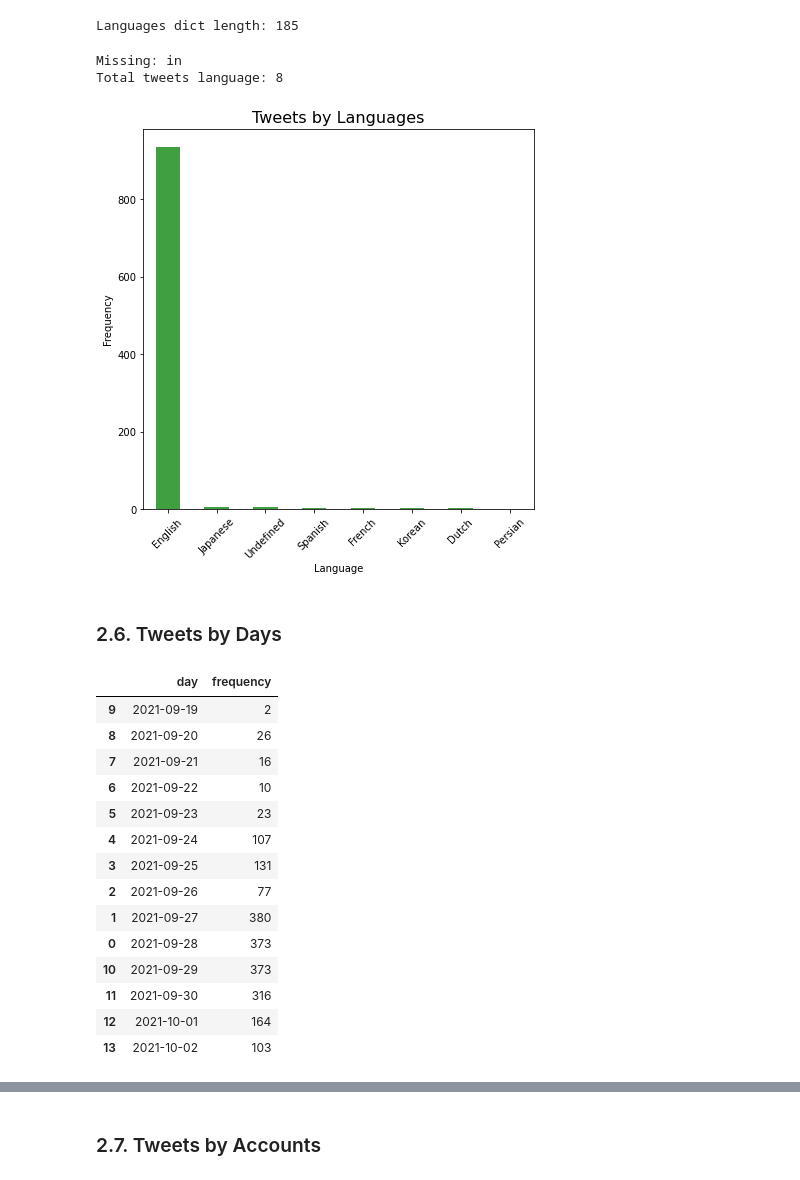
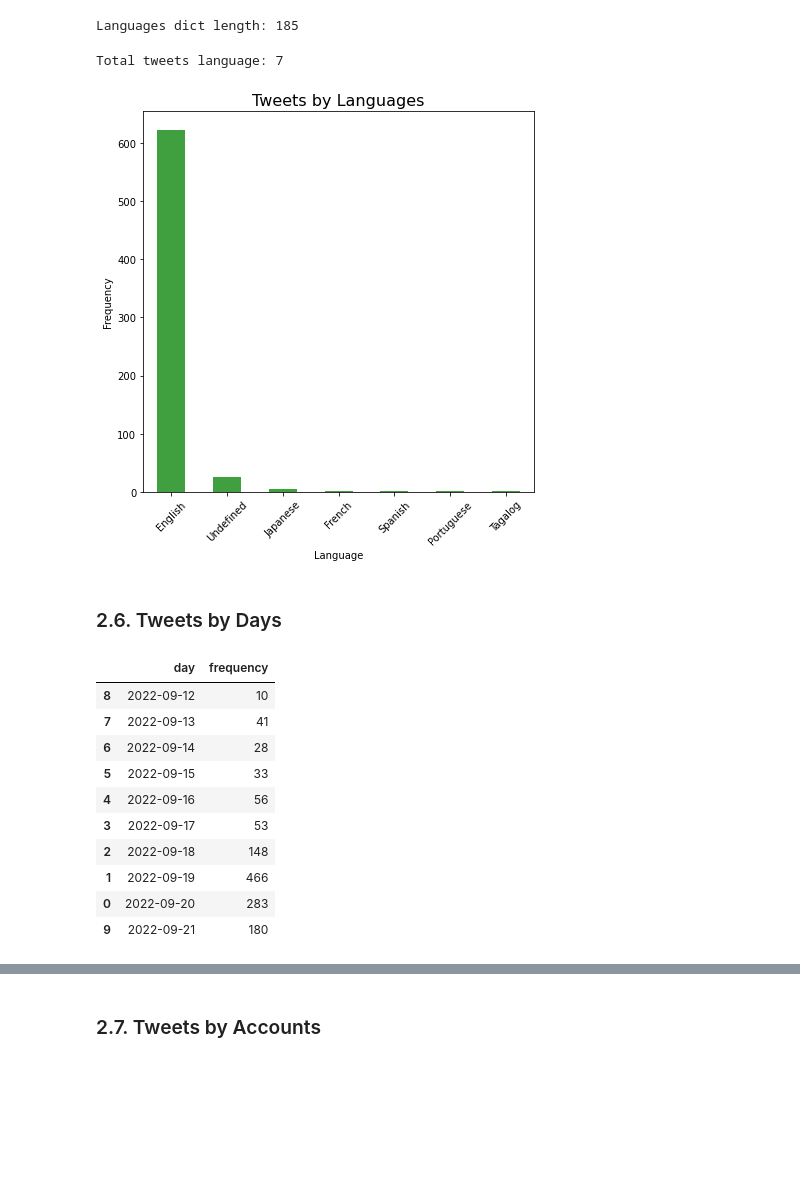
Before and after one commit to ansegura7/recsys-tweet-analysis, a Jupyter notebook: analysis/AccountAnalytics.ipynb, the cells around one changed output, grey strips where cells are left out. Saved outputs shown, nothing was run; the diff lists cells and outputs as text; code cells hidden in the pictures; blank space fills up the shorter version.

```diff
--- a/analysis/AccountAnalytics.ipynb
+++ b/analysis/AccountAnalytics.ipynb
@@ -33,7 +32,7 @@ Networkx version: 2.6.2
 #### Definition of Utility Functions
 # %%
 # Util function - Plot column chart
-def plot_col_chart(df, figsize, x_var, y_var, title, color='green', legend=None, x_label=None):
+def plot_column_chart(df, figsize, x_var, y_var, title, color="green", legend=None, x_label=None):
     fig, ax = plt.subplots()
     df.plot.bar(ax=ax, x=x_var, y=y_var, color=color, alpha=0.75, figsize=figsize)
     if legend:
@@ -93,7 +92,7 @@ def read_tweets_from_csv(csv_filepath):
     return tweet_list
 # %%
 # Read list of tweets
-csv_filepath = "../data/tweets.csv"
+csv_filepath = "../data/tweets2022.csv"
 raw_tweet_list = read_tweets_from_csv(csv_filepath)
 # %%
 # Last tweet
@@ -121,7 +120,7 @@ Total tweets: 2101
 # %% [markdown]
 ### 2.2. Calculate own tweet rate
 # %%
-tweet_list = [tweet for tweet in raw_tweet_list if not tweet['retweeted'] and not tweet['message'].startswith("RT ")]
+tweet_list = [tweet for tweet in raw_tweet_list if not tweet["retweeted"]]
 own_tweet_rate = len(tweet_list) / len(raw_tweet_list)
 print("Own tweet rate: %.2f" % own_tweet_rate)
 print("Total own tweets:", len(tweet_list))
@@ -133,9 +132,6 @@ Total own tweets: 960
 # %%
 # Tweet length
 n_tweets = len(tweet_list)
-tweets_len = []
-
-for tweet in tweet_list:
-    tweets_len.append(len(tweet['message']))
+tweets_len = [len(tweet["message"]) for tweet in tweet_list]
 # %%
 # Showing stats
@@ -221,16 +217,15 @@ Languages dict length: 185
 lang_list = Counter()
 
 for tweet in tweet_list:
-    tweet_lang = tweet['lang']
+    tweet_lang = tweet["lang"]
     if tweet_lang in lang_dict.keys():
-        lang = lang_dict[tweet['lang']]
+        lang = lang_dict[tweet["lang"]]
         lang_list[lang] += 1
     else:
-        print('Missing:', tweet_lang)
+        print("Missing:", tweet_lang)
 
-print('Total tweets language: %s' % len(lang_list))
+print("Total tweets language: %s" % len(lang_list))
 # %% [output]
-Missing: in
-Total tweets language: 8
+Total tweets language: 7
 # %%
 # Cooking dataframe
@@ -238,12 +233,12 @@ df = pd.DataFrame.from_records(lang_list.most_common(), columns = ['language', '
 # %%
 # Plot the language of the tweets
-x_var = 'language'
-y_var = 'frequency'
-title = 'Tweets by Languages'
+x_var = "language"
+y_var = "frequency"
+title = "Tweets by Languages"
 figsize = (7, 7)
-plot_col_chart(df, figsize, x_var, y_var, title)
+plot_column_chart(df, figsize, x_var, y_var, title)
 # %% [output]
-[figure, old version]
+[figure, new version]
 # %% [markdown]
 ### 2.6. Tweets by Days
 # %%
@@ -257,23 +252,19 @@ for tweet in raw_tweet_list:
     tweets_day[created_at] += 1
 # %%
 # Cooking dataframe
-df = pd.DataFrame.from_records(list(tweets_day.items()), columns = ['day', 'frequency']).sort_values(by=['day'])
+df = pd.DataFrame.from_records(list(tweets_day.items()), columns=["day", "frequency"]).sort_values(by=["day"])
 df
 # %% [output]
 |  | day | frequency |
-| 9 | 2021-09-19 | 2 |
-| 8 | 2021-09-20 | 26 |
-| 7 | 2021-09-21 | 16 |
-| 6 | 2021-09-22 | 10 |
-| 5 | 2021-09-23 | 23 |
-| 4 | 2021-09-24 | 107 |
-| 3 | 2021-09-25 | 131 |
-| 2 | 2021-09-26 | 77 |
-| 1 | 2021-09-27 | 380 |
-| 0 | 2021-09-28 | 373 |
-| 10 | 2021-09-29 | 373 |
-| 11 | 2021-09-30 | 316 |
-| 12 | 2021-10-01 | 164 |
-| 13 | 2021-10-02 | 103 |
+| 8 | 2022-09-12 | 10 |
+| 7 | 2022-09-13 | 41 |
+| 6 | 2022-09-14 | 28 |
+| 5 | 2022-09-15 | 33 |
+| 4 | 2022-09-16 | 56 |
+| 3 | 2022-09-17 | 53 |
+| 2 | 2022-09-18 | 148 |
+| 1 | 2022-09-19 | 466 |
+| 0 | 2022-09-20 | 283 |
+| 9 | 2022-09-21 | 180 |
 # %%
 # Plot tweets by day
```
Also changed, not shown: parts of 50 cells of this notebook, 1 other file.
